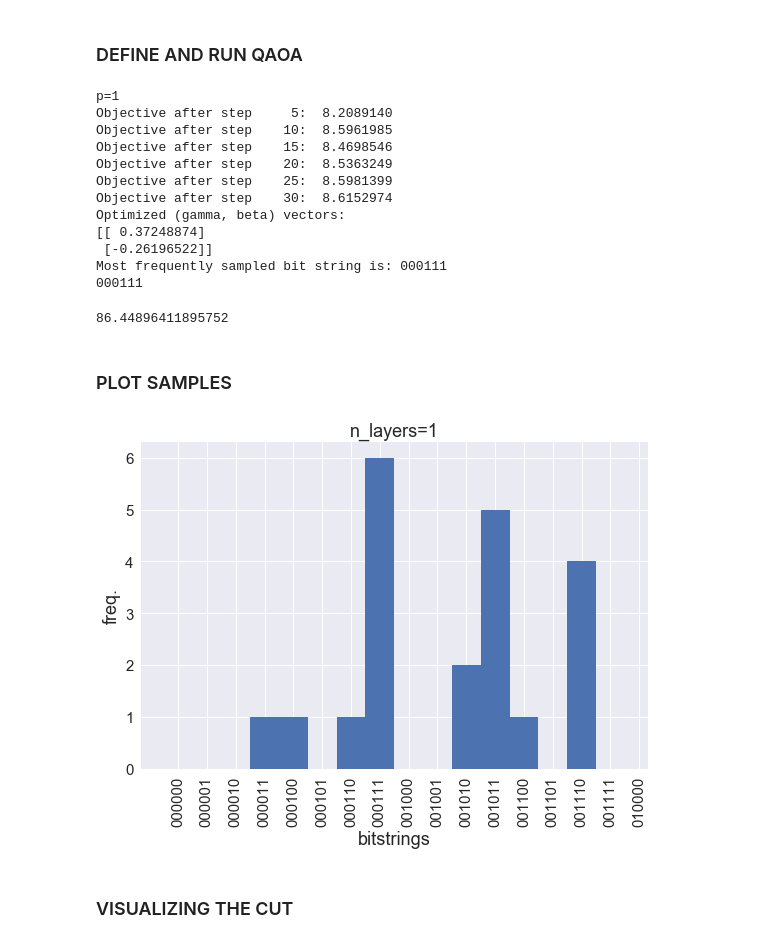
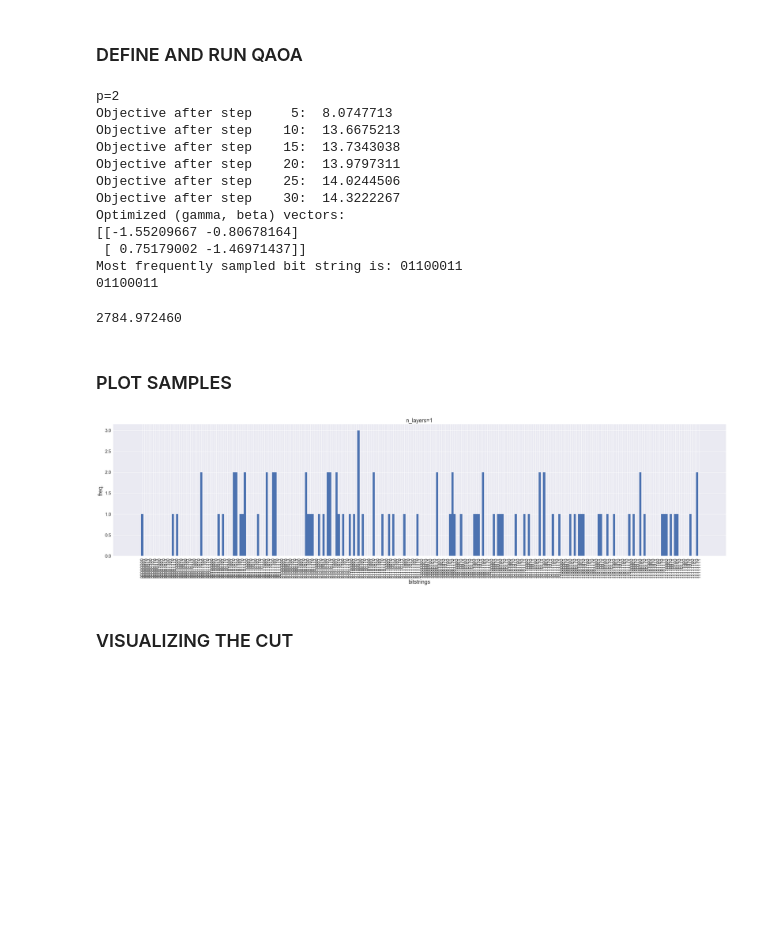
Before and after one commit to lanabozanic/comparing-algorithms, a Jupyter notebook: hybrids/QAOA-unweighted.ipynb, the cells around one changed output. Cells and saved outputs as stored; diff of their text form; code cells hidden in the pictures; blank space fills up the shorter version.

Commit message:
expeirments condducted + graphing results

```diff
--- a/hybrids/QAOA-unweighted.ipynb
+++ b/hybrids/QAOA-unweighted.ipynb
@@ -182,9 +208,10 @@ def qaoa_maxcut(n_layers=1):
     counts = np.bincount(np.array(bit_strings))
     most_freq_bit_string = np.argmax(counts)
     print("Optimized (gamma, beta) vectors:\n{}".format(params[:, :n_layers]))
-    print("Most frequently sampled bit string is: {:06b}".format(most_freq_bit_string))
-    most_freq_bit_string = format(most_freq_bit_string, '06b')
+    print("Most frequently sampled bit string is: {:08b}".format(most_freq_bit_string))
+    most_freq_bit_string = format(most_freq_bit_string, '08b')
     print(most_freq_bit_string)
+
 
     return -objective(params), bit_strings, most_freq_bit_string
 
@@ -192,48 +219,48 @@ def qaoa_maxcut(n_layers=1):
 # perform qaoa on our graph with p=1,2 and
 # keep the bitstring sample lists
 t = time.time()
-bitstring = qaoa_maxcut(n_layers=1)
+bitstring = qaoa_maxcut(n_layers=2)
 bitstrings1 = bitstring[1]
 t = time.time() - t
 # %% [output]
-p=1
-Objective after step     5:  8.2089140
-Objective after step    10:  8.5961985
-Objective after step    15:  8.4698546
-Objective after step    20:  8.5363249
-Objective after step    25:  8.5981399
-Objective after step    30:  8.6152974
+p=2
+Objective after step     5:  8.0747713
+Objective after step    10:  13.6675213
+Objective after step    15:  13.7343038
+Objective after step    20:  13.9797311
+Objective after step    25:  14.0244506
+Objective after step    30:  14.3222267
 Optimized (gamma, beta) vectors:
-[[ 0.37248874]
- [-0.26196522]]
-Most frequently sampled bit string is: 000111
-000111
+[[-1.55209667 -0.80678164]
+ [ 0.75179002 -1.46971437]]
+Most frequently sampled bit string is: 01100011
+01100011
 # %%
-print(t)
+print('{:5f}'.format(t))
 # %% [output]
-86.44896411895752
+2784.972460
 # %% [markdown]
 ### PLOT SAMPLES
 # %%
 import matplotlib.pyplot as plt
 plt.style.use('seaborn')
-xticks = range(0, 100)
+xticks = range(0, pow(2,n_nodes))
 
-xtick_labels = list(map(lambda x: format(x, "06b"), xticks))
-#print(xtick_labels)
-bins = np.arange(0, 17) - 0.5
+xtick_labels = list(map(lambda x: format(x, "08b"), xticks))
 
-fig,ax1 = plt.subplots(1, figsize=(20, 6))
+bins = np.arange(0, pow(2,n_nodes)) - 0.5
+
+fig,ax1 = plt.subplots(1, figsize=(80, 8))
 plt.subplot(1, 2, 1)
 plt.title("n_layers=1", fontsize=18)
 plt.xlabel("bitstrings",fontsize=18)
 plt.ylabel("freq.", fontsize=18)
 plt.xticks(xticks, xtick_labels, rotation="vertical", fontsize=15)
 plt.yticks(fontsize=15)
 plt.hist(bitstrings1, bins=bins)
 plt.show()
 # %% [output]
-[figure, old version]
+[figure, new version]
 # %% [markdown]
 ### VISUALIZING THE CUT
 # %%
```
Also changed, not shown: parts of 5 cells of this notebook, 16 other files.
